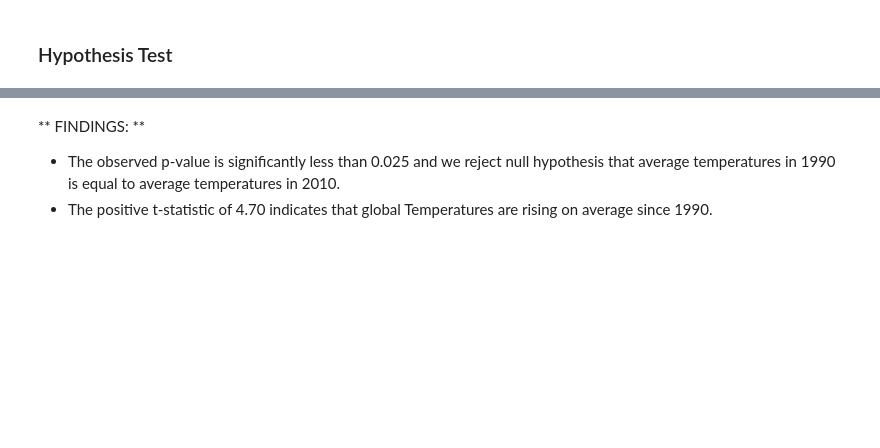
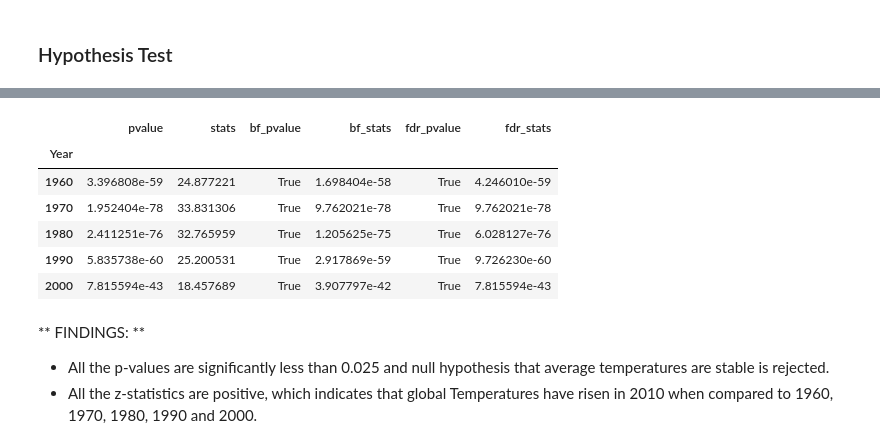
Before and after one commit to masamurai/AppliedDataScience, a Jupyter notebook: project/notebooks/08-hypothesis-test1.ipynb, the cells around one changed output, grey strips where cells are left out. Cells and saved outputs as stored; diff of their text form; code cells hidden in the pictures; blank space fills up the shorter version.

```diff
--- a/project/notebooks/08-hypothesis-test1.ipynb
+++ b/project/notebooks/08-hypothesis-test1.ipynb
@@ -75,0 +85,15 @@ Ttest_relResult(statistic=4.706293055988192, pvalue=5.1263233703392395e-06)
+# %%
+# perform multiple paired t-test
+
+list_years_short = list_years[:-1]
+
+list_pvalue = []
+list_stats = []
+
+for i in list_years_short:
+    df_past = 'df_' + str(i)
+    test_result = ttest_rel(dfs['df_2010'], dfs[df_past])
+    list_pvalue.append(test_result.pvalue)
+    list_stats.append(test_result.statistic)
+
+df_result = pd.DataFrame({'Year':list_years_short, 'stats':list_stats, 'pvalue':list_pvalue})
@@ -76,4 +102,30 @@ Ttest_relResult(statistic=4.706293055988192, pvalue=5.1263233703392395e-06)
+# %%
+# Bonferroni correction
+bf_result = multitest.multipletests(df_result.pvalue, alpha=0.05, method='bonferroni')
+bf_pvalue = bf_result[0]
+bf_stats = bf_result[1]
+# %%
+# false discovery rate
+fdr_result = multitest.multipletests(df_result.pvalue, alpha=0.05, method='fdr_bh')
+fdr_pvalue = fdr_result[0]
+fdr_stats = fdr_result[1]
+# %%
+# combine results
+df_result['bf_pvalue'] = bf_pvalue
+df_result['bf_stats'] = bf_stats
+df_result['fdr_pvalue'] = fdr_pvalue
+df_result['fdr_stats'] = fdr_stats
+# %%
+df_result.set_index('Year')
+# %% [output]
+|  | pvalue | stats | bf_pvalue | bf_stats | fdr_pvalue | fdr_stats |
+| Year |  |  |  |  |  |  |
+| 1960 | 3.396808e-59 | 24.877221 | True | 1.698404e-58 | True | 4.246010e-59 |
+| 1970 | 1.952404e-78 | 33.831306 | True | 9.762021e-78 | True | 9.762021e-78 |
+| 1980 | 2.411251e-76 | 32.765959 | True | 1.205625e-75 | True | 6.028127e-76 |
+| 1990 | 5.835738e-60 | 25.200531 | True | 2.917869e-59 | True | 9.726230e-60 |
+| 2000 | 7.815594e-43 | 18.457689 | True | 3.907797e-42 | True | 7.815594e-43 |
 # %% [markdown]
 ** FINDINGS: **
-* The observed p-value is significantly less than 0.025 and we reject null hypothesis that average temperatures in 1990 is equal to average temperatures in 2010.
-* The positive t-statistic of 4.70 indicates that global Temperatures are rising on average since 1990.
+* All the p-values are significantly less than 0.025 and null hypothesis that average temperatures are stable is rejected.
+* All the z-statistics are positive, which indicates that global Temperatures have risen in 2010 when compared to 1960, 1970, 1980, 1990 and 2000.
```
Also changed, not shown: parts of 13 cells of this notebook.
